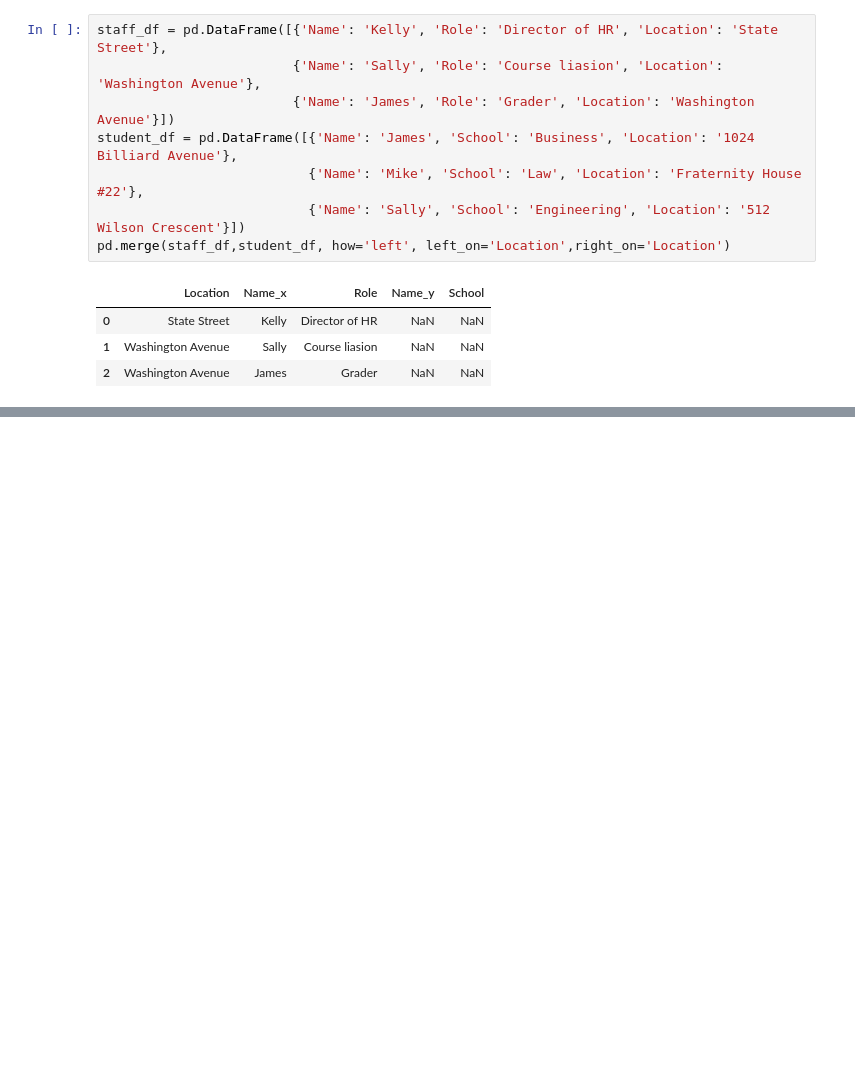
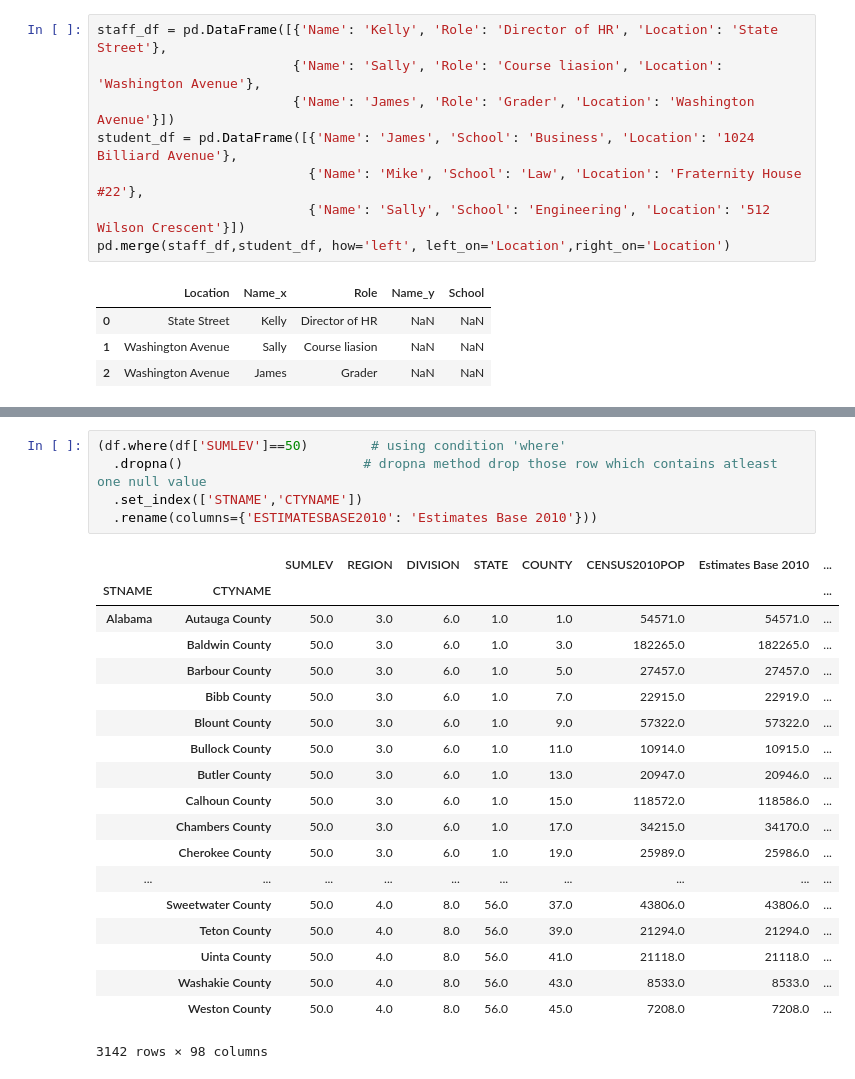
Before and after one commit to b117014/Python_programm, a Jupyter notebook: data-science/pandas/Series/pandas-2.ipynb, the cells around one changed output, grey strips where cells are left out. Saved outputs shown, nothing was run; the diff lists cells and outputs as text; blank space fills up the shorter version.

```diff
--- a/data-science/pandas/Series/pandas-2.ipynb
+++ b/data-science/pandas/Series/pandas-2.ipynb
@@ -145,0 +177,25 @@ pd.merge(staff_df,student_df, how='left', left_on='Location',right_on='Location'
+# %%
+(df.where(df['SUMLEV']==50)        # using condition 'where'
+  .dropna()                       # dropna method drop those row which contains atleast one null value
+  .set_index(['STNAME','CTYNAME'])
+  .rename(columns={'ESTIMATESBASE2010': 'Estimates Base 2010'}))
+# %% [output]
+|  |  | SUMLEV | REGION | DIVISION | STATE | COUNTY | CENSUS2010POP | Estimates Base 2010 | ... |
+| STNAME | CTYNAME |  |  |  |  |  |  |  | ... |
+| Alabama | Autauga County | 50.0 | 3.0 | 6.0 | 1.0 | 1.0 | 54571.0 | 54571.0 | ... |
+|  | Baldwin County | 50.0 | 3.0 | 6.0 | 1.0 | 3.0 | 182265.0 | 182265.0 | ... |
+|  | Barbour County | 50.0 | 3.0 | 6.0 | 1.0 | 5.0 | 27457.0 | 27457.0 | ... |
+|  | Bibb County | 50.0 | 3.0 | 6.0 | 1.0 | 7.0 | 22915.0 | 22919.0 | ... |
+|  | Blount County | 50.0 | 3.0 | 6.0 | 1.0 | 9.0 | 57322.0 | 57322.0 | ... |
+|  | Bullock County | 50.0 | 3.0 | 6.0 | 1.0 | 11.0 | 10914.0 | 10915.0 | ... |
+|  | Butler County | 50.0 | 3.0 | 6.0 | 1.0 | 13.0 | 20947.0 | 20946.0 | ... |
+|  | Calhoun County | 50.0 | 3.0 | 6.0 | 1.0 | 15.0 | 118572.0 | 118586.0 | ... |
+|  | Chambers County | 50.0 | 3.0 | 6.0 | 1.0 | 17.0 | 34215.0 | 34170.0 | ... |
+|  | Cherokee County | 50.0 | 3.0 | 6.0 | 1.0 | 19.0 | 25989.0 | 25986.0 | ... |
+| ... | ... | ... | ... | ... | ... | ... | ... | ... | ... |
+|  | Sweetwater County | 50.0 | 4.0 | 8.0 | 56.0 | 37.0 | 43806.0 | 43806.0 | ... |
+|  | Teton County | 50.0 | 4.0 | 8.0 | 56.0 | 39.0 | 21294.0 | 21294.0 | ... |
+|  | Uinta County | 50.0 | 4.0 | 8.0 | 56.0 | 41.0 | 21118.0 | 21118.0 | ... |
+|  | Washakie County | 50.0 | 4.0 | 8.0 | 56.0 | 43.0 | 8533.0 | 8533.0 | ... |
+|  | Weston County | 50.0 | 4.0 | 8.0 | 56.0 | 45.0 | 7208.0 | 7208.0 | ... |
+3142 rows × 98 columns
```
Also changed, not shown: parts of 11 cells of this notebook, 1 other file.
